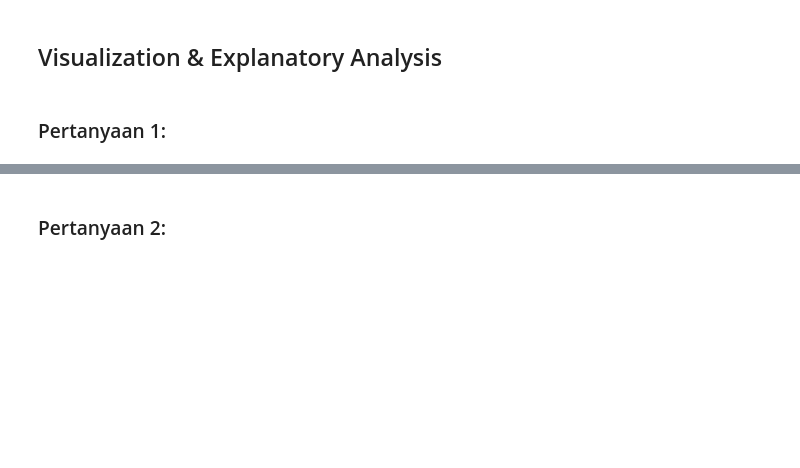
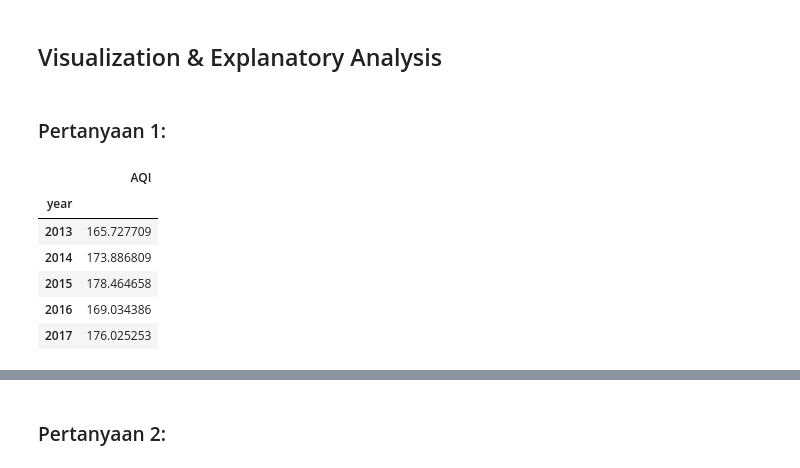
Before and after one commit to agna2103/l_analisis_data, a Jupyter notebook: notebook.ipynb, the cells around one changed output, grey strips where cells are left out. Drawn from its saved outputs; the diff is of its cells as text; code cells hidden in the pictures; blank space fills up the shorter version.

```diff
--- a/notebook.ipynb
+++ b/notebook.ipynb
@@ -789,3 +791,16 @@ dongsi_df.describe( include= "all")
 ## Visualization & Explanatory Analysis
 # %% [markdown]
 ### Pertanyaan 1:
+# %%
+#bagaimana perkembangan nilai air quality index berdasarkan tingkat polusi udara pada tahun 2013 sampai 2017
+#membuat sebuah pivot tabel berisi tahun dan rata rata aqi
+aotizhongxin = aotizhongxin_df.groupby(by="year").agg({"AQI":("mean")})
+aotizhongxin
+# %% [output]
+|  | AQI |
+| year |  |
+| 2013 | 165.727709 |
+| 2014 | 173.886809 |
+| 2015 | 178.464658 |
+| 2016 | 169.034386 |
+| 2017 | 176.025253 |
```
Also changed, not shown: parts of 7 cells of this notebook.
